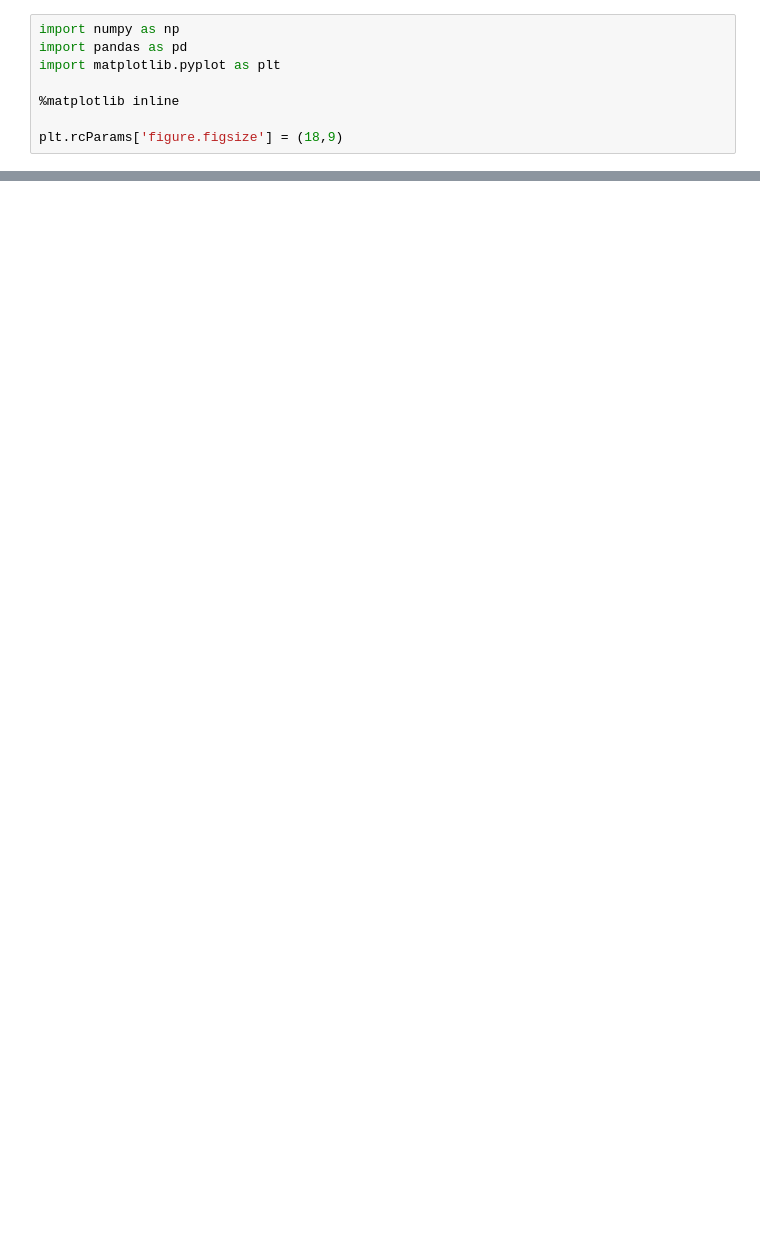
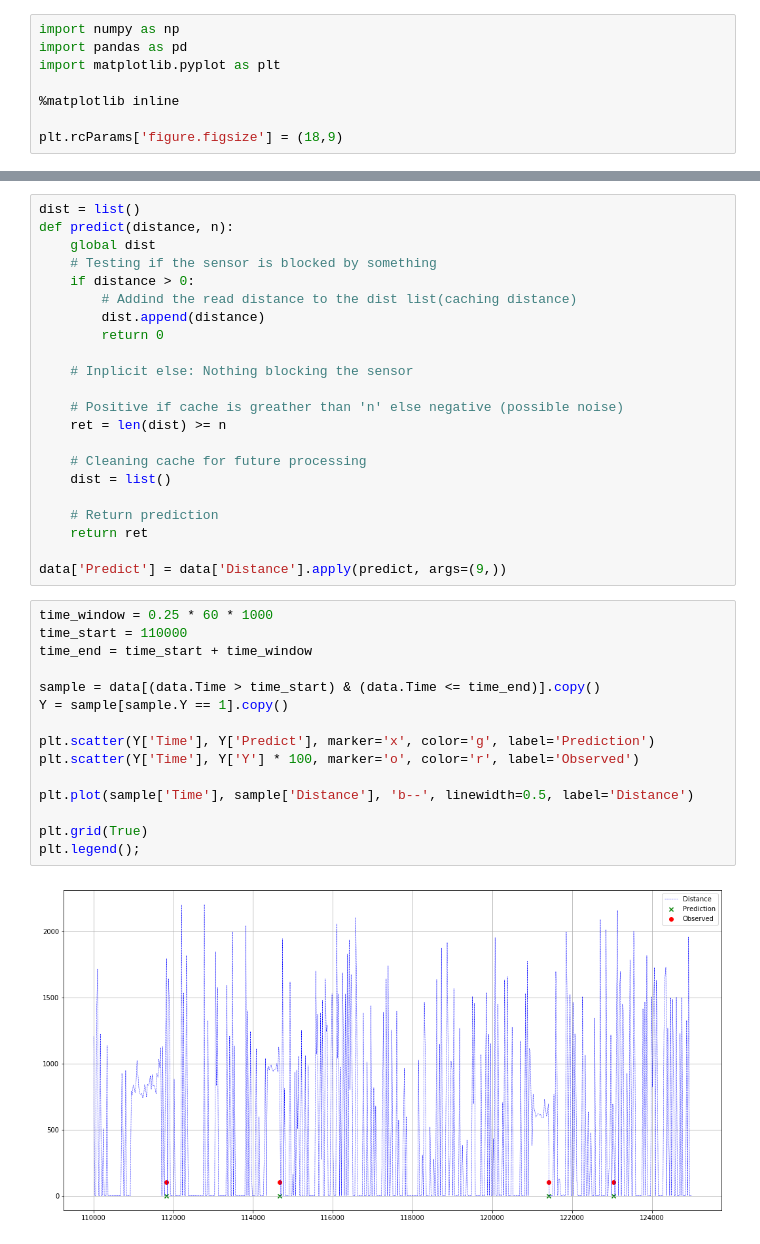
Before and after one commit to basask/traffic-data-analysis, a Jupyter notebook: notebooks/itapoa-momentum.ipynb, the cells around one changed output, grey strips where cells are left out. Saved outputs shown, nothing was run; the diff lists cells and outputs as text; blank space fills up the shorter version.

```diff
--- a/notebooks/itapoa-momentum.ipynb
+++ b/notebooks/itapoa-momentum.ipynb
@@ -38,0 +90,39 @@ plt.legend();
+# %%
+dist = list()
+def predict(distance, n):
+    global dist
+    # Testing if the sensor is blocked by something
+    if distance > 0:
+        # Addind the read distance to the dist list(caching distance)
+        dist.append(distance)
+        return 0
+
+    # Inplicit else: Nothing blocking the sensor
+
+    # Positive if cache is greather than 'n' else negative (possible noise)
+    ret = len(dist) >= n
+
+    # Cleaning cache for future processing
+    dist = list()
+
+    # Return prediction
+    return ret
+
+data['Predict'] = data['Distance'].apply(predict, args=(9,))
+# %%
+time_window = 0.25 * 60 * 1000
+time_start = 110000
+time_end = time_start + time_window
+
+sample = data[(data.Time > time_start) & (data.Time <= time_end)].copy()
+Y = sample[sample.Y == 1].copy()
+
+plt.scatter(Y['Time'], Y['Predict'], marker='x', color='g', label='Prediction')
+plt.scatter(Y['Time'], Y['Y'] * 100, marker='o', color='r', label='Observed')
+
+plt.plot(sample['Time'], sample['Distance'], 'b--', linewidth=0.5, label='Distance')
+
+plt.grid(True)
+plt.legend();
+# %% [output]
+[figure, added]
```
Also changed, not shown: parts of 6 cells of this notebook.
